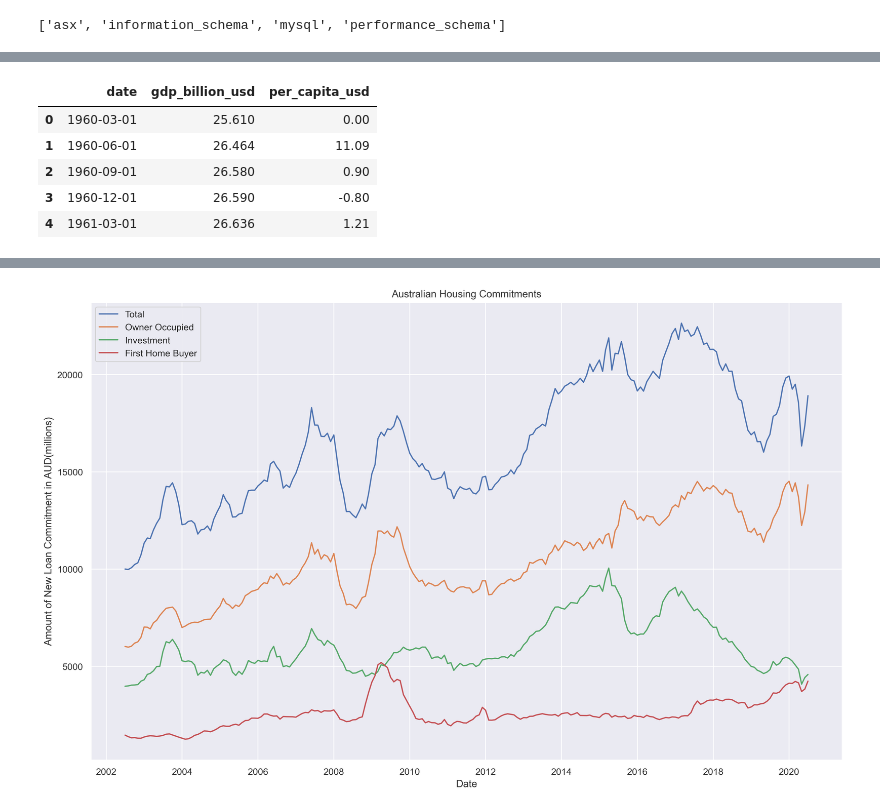
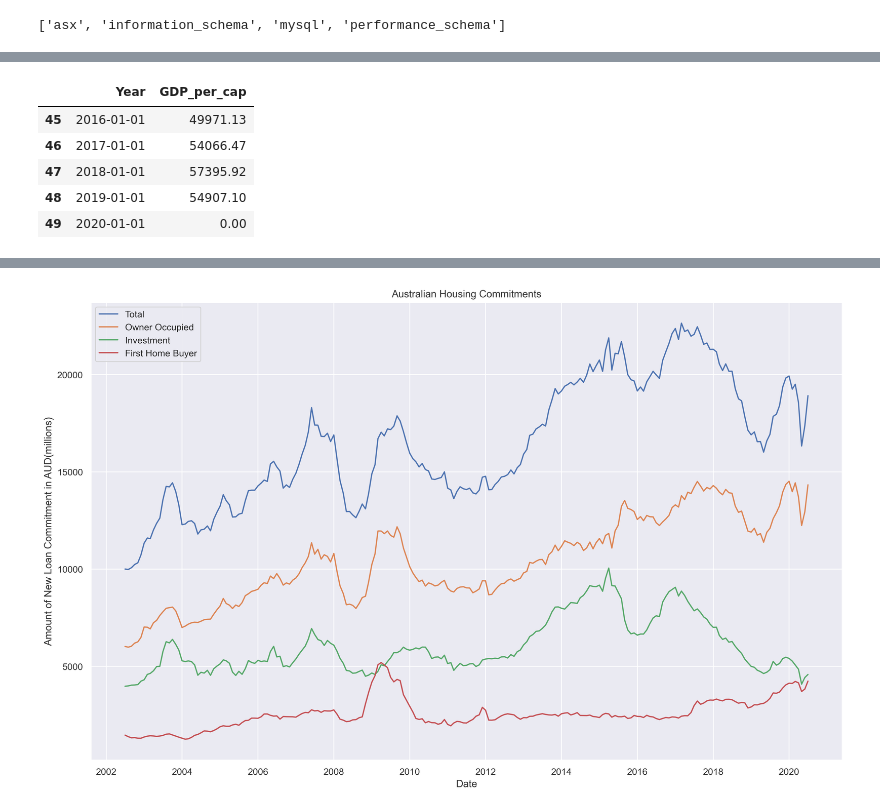
Before and after one commit to MDSI-AUG-2020-DSP/ASX, a Jupyter notebook: Housing_GDP.ipynb, the cells around one changed output, grey strips where cells are left out. Saved outputs shown, nothing was run; the diff lists cells and outputs as text; code cells hidden in the pictures.

```diff
--- a/Housing_GDP.ipynb
+++ b/Housing_GDP.ipynb
@@ -101,15 +87,15 @@ s_and_p
 unemployment_rate
 vix
 # %%
-# Generate dataset from MySQL Server and rename as `gdp_usd`
+### Generate dataset from MySQL Server and rename as `gdp_per_cap`
 mydb = connect_mysql(host, id, pwd, db)
-gdp_usd = pd.read_sql_query("SELECT * FROM australia_GDP_1960_2020_usd", con=mydb)
-gdp_usd.columns = ['date', 'gdp_billion_usd','per_capita_usd']
-gdp_usd.head()
+gdp_per_cap = round(pd.read_sql_query("SELECT Year, GDP_per_cap FROM GDP_history_year", con=mydb),2)
+gdp_per_cap.head()
+gdp_per_cap.tail()
 # %% [output]
-|  | date | gdp_billion_usd | per_capita_usd |
-| 0 | 1960-03-01 | 25.610 | 0.00 |
-| 1 | 1960-06-01 | 26.464 | 11.09 |
-| 2 | 1960-09-01 | 26.580 | 0.90 |
-| 3 | 1960-12-01 | 26.590 | -0.80 |
-| 4 | 1961-03-01 | 26.636 | 1.21 |
+|  | Year | GDP_per_cap |
+| 45 | 2016-01-01 | 49971.13 |
+| 46 | 2017-01-01 | 54066.47 |
+| 47 | 2018-01-01 | 57395.92 |
+| 48 | 2019-01-01 | 54907.10 |
+| 49 | 2020-01-01 | 0.00 |
```
Also changed, not shown: parts of 35 cells of this notebook, 2 other files.
